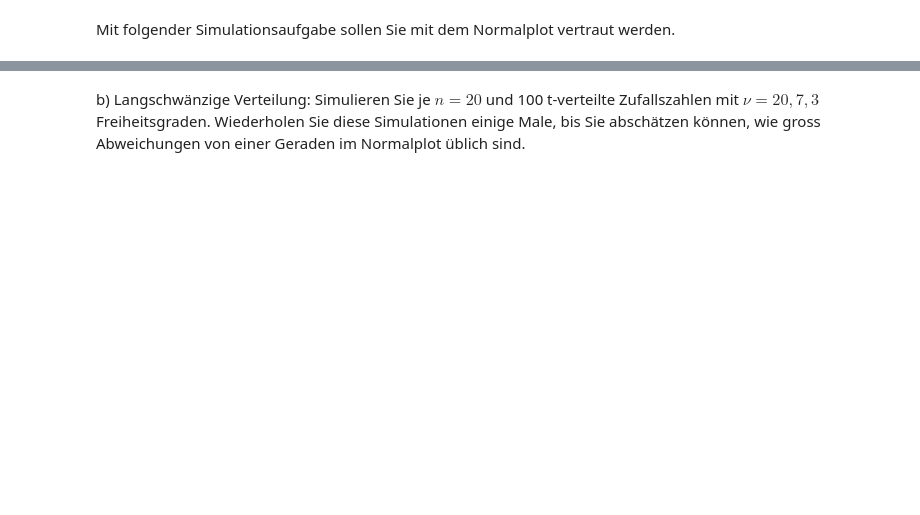
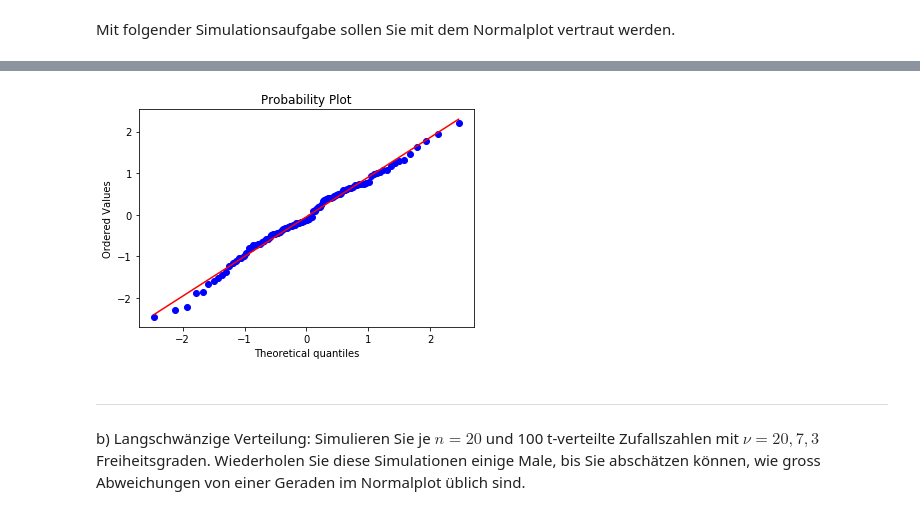
Before and after one commit to randombenj/hslu-statistics, a Jupyter notebook: sw05/exercise-5.1.ipynb, the cells around one changed output, grey strips where cells are left out. Cells and saved outputs as stored; diff of their text form; code cells hidden in the pictures; blank space fills up the shorter version.

```diff
--- a/sw05/exercise-5.1.ipynb
+++ b/sw05/exercise-5.1.ipynb
@@ -19,4 +27,9 @@ st.probplot(x,plot=plt)
+# %%
+plot(lambda: st.norm.rvs(size=100))
+# %% [output]
+[figure, added]
 # %% [markdown]
+---
 b) Langschwänzige Verteilung: Simulieren Sie je $n=20$ und 100 t-verteilte Zufallszahlen mit $ν=20, 7, 3$ Freiheitsgraden. Wiederholen Sie diese Simulationen einige Male, bis Sie abschätzen können, wie gross Abweichungen von einer Geraden im Normalplot üblich sind.
 # %%
 # Python-Hinweise:
```
Also changed, not shown: parts of 14 cells of this notebook.
